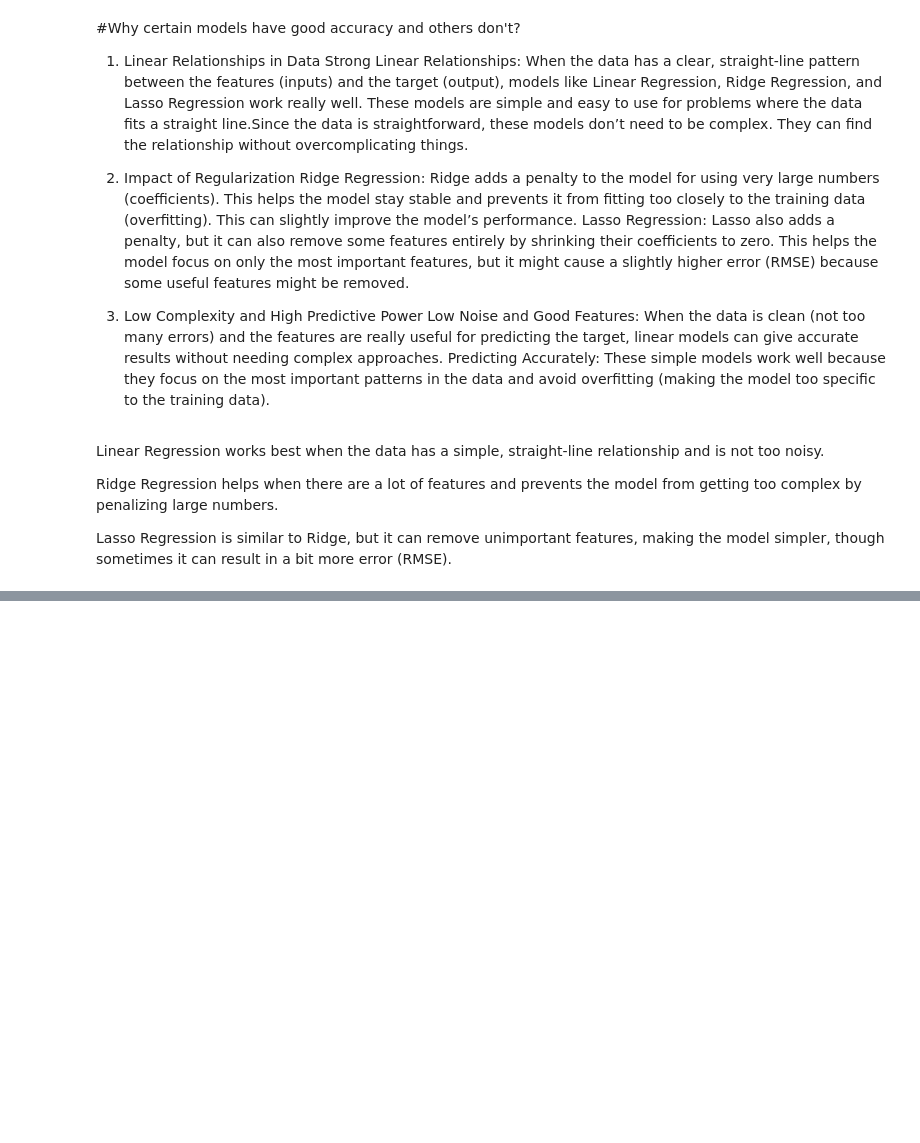
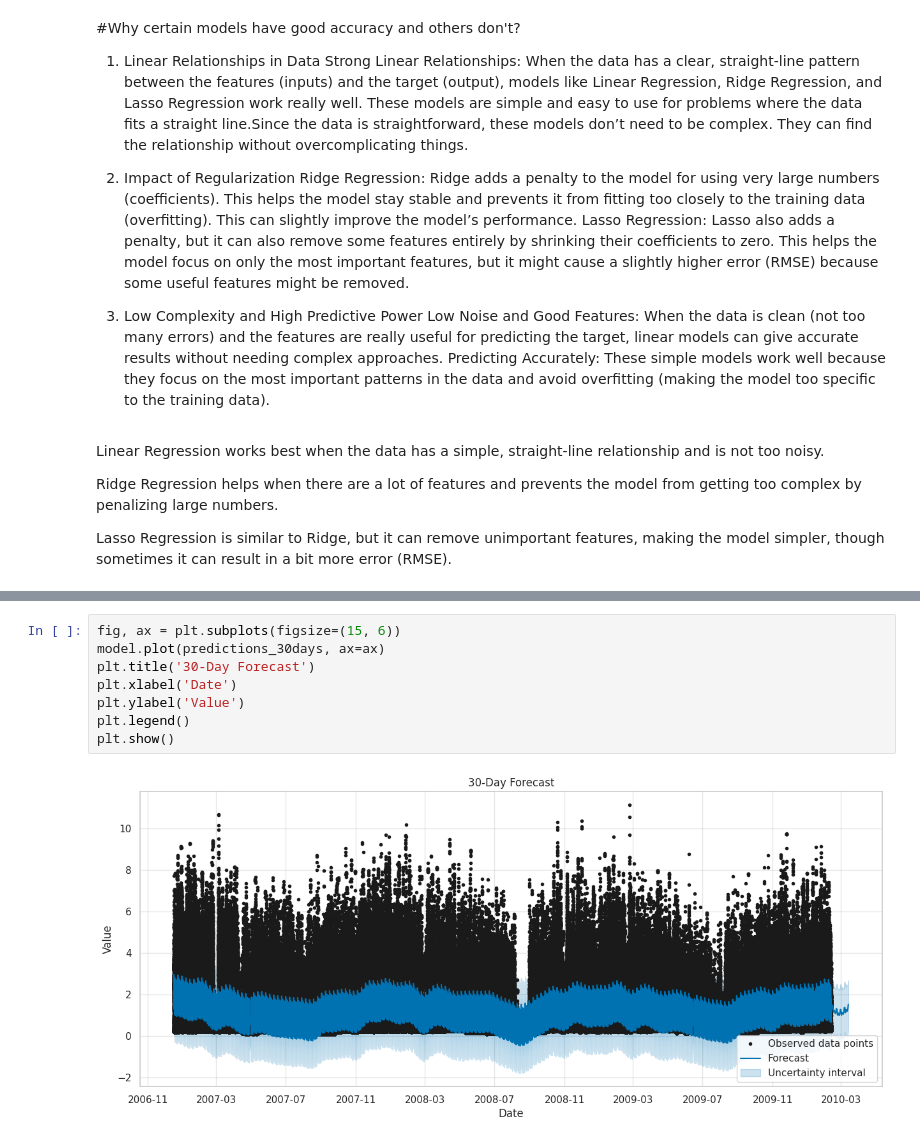
Before and after one commit to AechGit/Energy-Consumption-Project-Springboard, a Jupyter notebook: Hitesh_Energy_consumption_Prediction.ipynb, the cells around one changed output, grey strips where cells are left out. Drawn from its saved outputs; the diff is of its cells as text; blank space fills up the shorter version.

```diff
--- a/Hitesh_Energy_consumption_Prediction.ipynb
+++ b/Hitesh_Energy_consumption_Prediction.ipynb
@@ -677,0 +898,10 @@ Lasso Regression is similar to Ridge, but it can remove unimportant features, ma
+# %%
+fig, ax = plt.subplots(figsize=(15, 6))
+model.plot(predictions_30days, ax=ax)
+plt.title('30-Day Forecast')
+plt.xlabel('Date')
+plt.ylabel('Value')
+plt.legend()
+plt.show()
+# %% [output]
+[figure, added]
```
Also changed, not shown: parts of 32 cells of this notebook.
